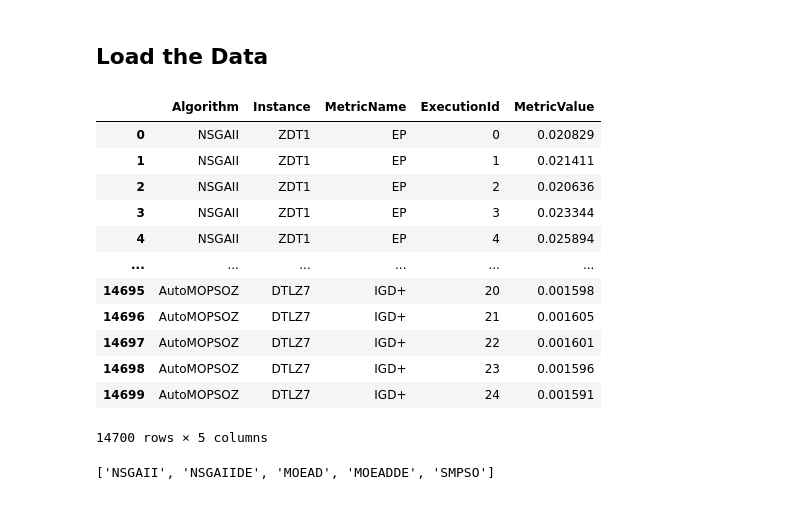
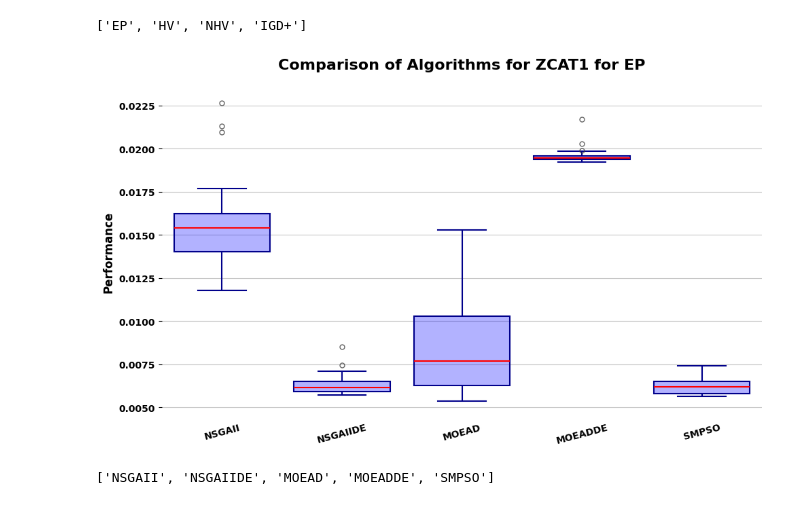
Before and after one commit to jMetal/SAES, a Jupyter notebook: notebooks/ZCAT_study/ZCAT_study.ipynb, the cells around one changed output. Saved outputs shown, nothing was run; the diff lists cells and outputs as text; code cells hidden in the pictures.

```diff
--- a/notebooks/ZCAT_study/ZCAT_study.ipynb
+++ b/notebooks/ZCAT_study/ZCAT_study.ipynb
@@ -11,5 +1,3 @@ We use the files called `multiobjectiveMetrics.csv` and `swarmIntelligence.csv`
-# %% [markdown]
-## Load the Data
 # %%
 import matplotlib.pyplot as plt
 from pathlib import Path
@@ -25,21 +12,22 @@ from SAES.latex_generation.latex_skeleton import latex
 # %%
 # Load the experiment data
-experimentData = pd.read_csv('swarmIntelligence.csv')
-experimentData
+experimentData = pd.read_csv('ZCATSummary.csv')
+metrics = pd.read_csv('multiobjectiveMetrics.csv')
+
+metrics_list = obtain_list_metrics(metrics)
+instances = obtain_list_instances(experimentData)
+
+metrics_list
 # %% [output]
-|  | Algorithm | Instance | MetricName | ExecutionId | MetricValue |
-| 0 | NSGAII | ZDT1 | EP | 0 | 0.020829 |
-| 1 | NSGAII | ZDT1 | EP | 1 | 0.021411 |
-| 2 | NSGAII | ZDT1 | EP | 2 | 0.020636 |
-| 3 | NSGAII | ZDT1 | EP | 3 | 0.023344 |
-| 4 | NSGAII | ZDT1 | EP | 4 | 0.025894 |
-| ... | ... | ... | ... | ... | ... |
-| 14695 | AutoMOPSOZ | DTLZ7 | IGD+ | 20 | 0.001598 |
-| 14696 | AutoMOPSOZ | DTLZ7 | IGD+ | 21 | 0.001605 |
-| 14697 | AutoMOPSOZ | DTLZ7 | IGD+ | 22 | 0.001601 |
-| 14698 | AutoMOPSOZ | DTLZ7 | IGD+ | 23 | 0.001596 |
-| 14699 | AutoMOPSOZ | DTLZ7 | IGD+ | 24 | 0.001591 |
-14700 rows × 5 columns
+['EP', 'HV', 'NHV', 'IGD+']
+# %%
+for metric in metrics_list:
+    for instance in instances:
+        boxplot(experimentData, metrics, metric, instance, show=True)
+        break
+    break
+# %% [output]
+[figure, added]
 # %%
 # Compared algoritms
 algorithms = experimentData.Algorithm
```
Also changed, not shown: parts of 5 cells of this notebook, 6 other files.
